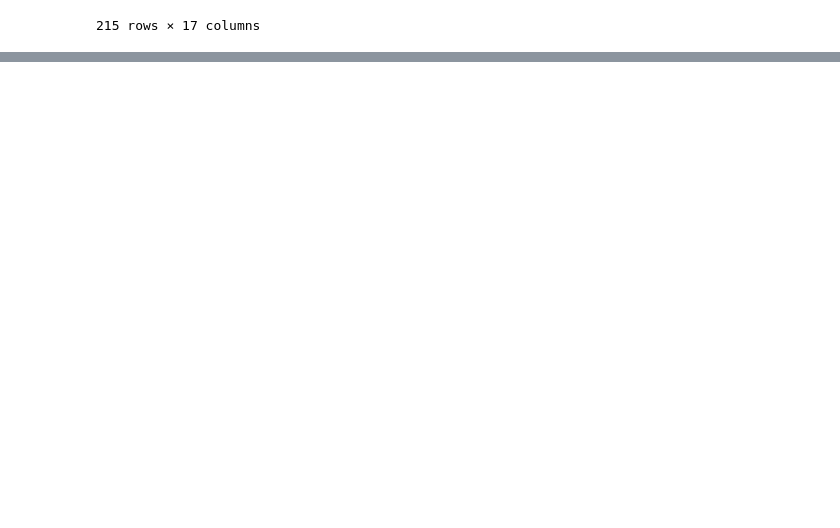
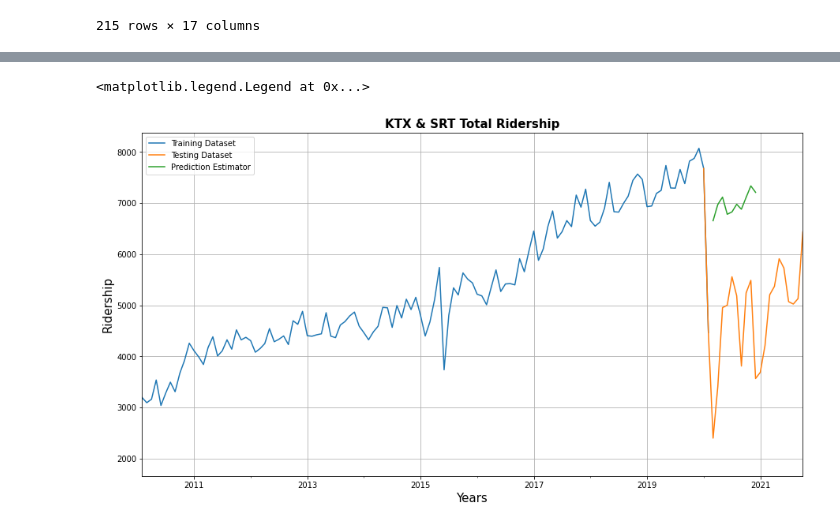
Before and after one commit to lotlouischoitslab/KTX_Image_Classification, a Jupyter notebook: ktx_data_analysis.ipynb, the cells around one changed output, grey strips where cells are left out. Saved outputs shown, nothing was run; the diff lists cells and outputs as text; code cells hidden in the pictures; blank space fills up the shorter version.

```diff
--- a/ktx_data_analysis.ipynb
+++ b/ktx_data_analysis.ipynb
@@ -216,0 +206,17 @@ ValueError: Pandas data cast to numpy dtype of object. Check input data with np.
+# %%
+training_df = modified_time_df.iloc[:int(0.89*len(modified_time_df))]
+test_df = modified_time_df.iloc[int(0.88*len(modified_time_df)):]
+# %%
+fit_model = ExponentialSmoothing(training_df['Total Passengers'],trend='add',seasonal='add',seasonal_periods=30).fit()
+prediction = fit_model.forecast(10)
+training_df['Total Passengers'].plot(figsize=(15,8),label='Training Dataset')
+test_df['Total Passengers'].plot(label='Testing Dataset')
+prediction.plot(xlim=['2010-02-01','2021-10-01'],label='Prediction Estimator')
+plt.grid()
+plt.xlabel('Years',fontsize=15)
+plt.ylabel('Ridership',fontsize=15)
+plt.title('KTX & SRT Total Ridership',fontsize=15,fontweight='bold')
+plt.legend()
+# %% [output]
+<matplotlib.legend.Legend at 0x...>
+[figure, added]
```
Also changed, not shown: parts of 16 cells of this notebook.
